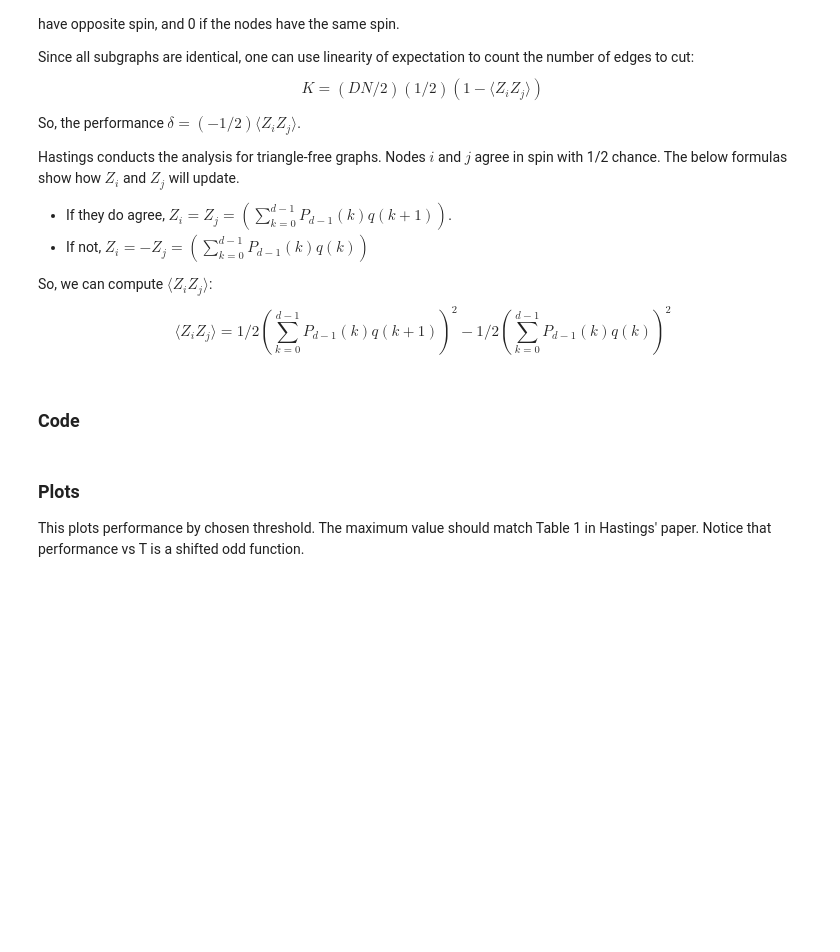
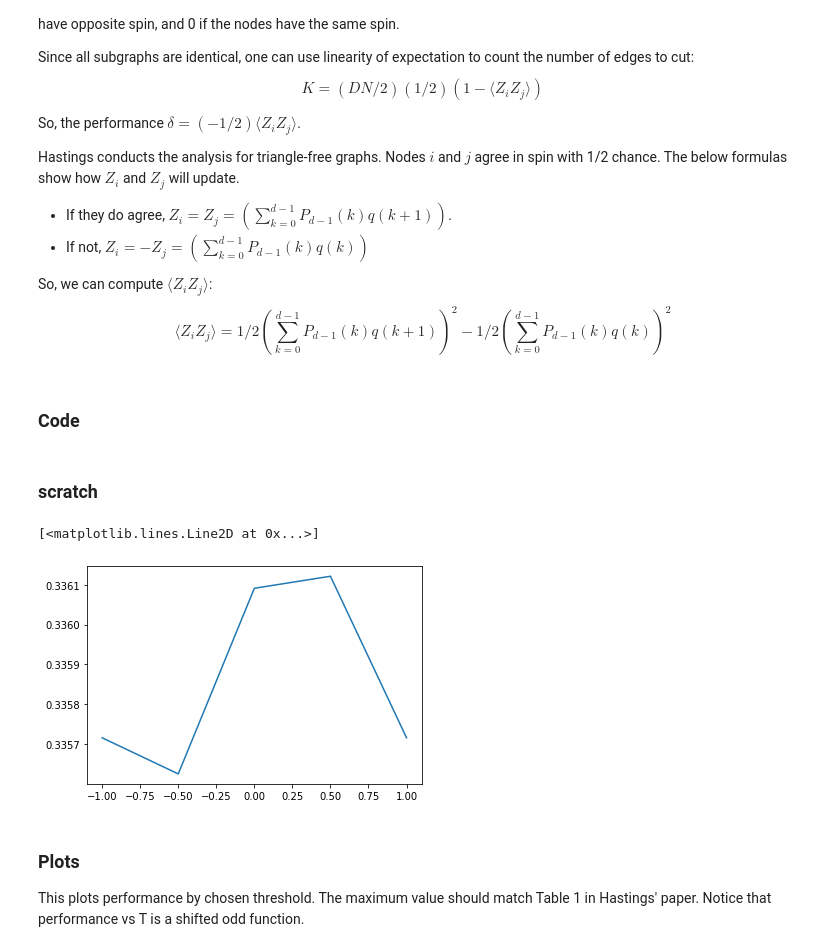
Before and after one commit to marwahaha/qaoa-local-competitors, a Jupyter notebook: hastings.ipynb, the cells around one changed output. Cells and saved outputs as stored; diff of their text form; code cells hidden in the pictures; blank space fills up the shorter version.

```diff
--- a/hastings.ipynb
+++ b/hastings.ipynb
@@ -96,6 +96,46 @@ def plot_by_T(D, results, label_prefix=""):
     plt.plot(range(len(results)), results, label=label_prefix + "D=" + str(D))
     plt.xlabel("min threshold to switch")
     plt.ylabel("performance $\delta$")
+# %% [markdown]
+### scratch
+# %%
+def calc_performance_qf(D, T, qf):
+    """
+    This calculates the performance over random after 1 step of Hastings' thresholding algorithm.
+    Precisely, returns delta = -1/2 <Z_i Z_j> for D-regular graphs with threshold T.
+    """
+    s1 = 0
+    s2 = 0
+    # go through # of agreeing neighbors, from 0 through D-1
+    for i in range(D):
+        # factor out two copies of 2^-n, n=D-1
+        s1 += binom(D-1, i)*qf(i+1, T)
+        s2 += binom(D-1, i)*qf(i, T)
+    return -0.5 * 0.5 * (s1**2 - s2**2) * 2**(-2*(D-1))
+# %%
+def test_all_thresholds_qf(D, fn, qf):
+    """
+    Gets performance over random for all possible thresholds (from 0 through D+1).
+    Returns all results.
+    """
+    return [fn(D, T, qf) for T in range(D+2)]
+# %%
+def make_q2(s):
+    return lambda k, t: 1*(k <= t-1) + s*(k == t) + -1*(k > t)
+# %%
+D = 299
+inps = np.linspace(-1, 1, 5)
+outs = []
+for qf in [q] + [make_q2(s) for s in inps]:
+    results = test_all_thresholds_qf(D, calc_performance_qf, qf)
+    outs.append(max(results)*D**0.5)
+#     print_max(D, results)
+#     plot_by_T(D, results, qf.__name__)
+# plt.legend()
+plt.plot(inps, outs[1:])
+# %% [output]
+[<matplotlib.lines.Line2D at 0x...>]
+[figure, added]
 # %% [markdown]
 ### Plots
 This plots performance by chosen threshold. The maximum value should match Table 1 in Hastings' paper. Notice that performance vs T is a shifted odd function.
```
Also changed, not shown: parts of 115 cells of this notebook, 2 other files.
